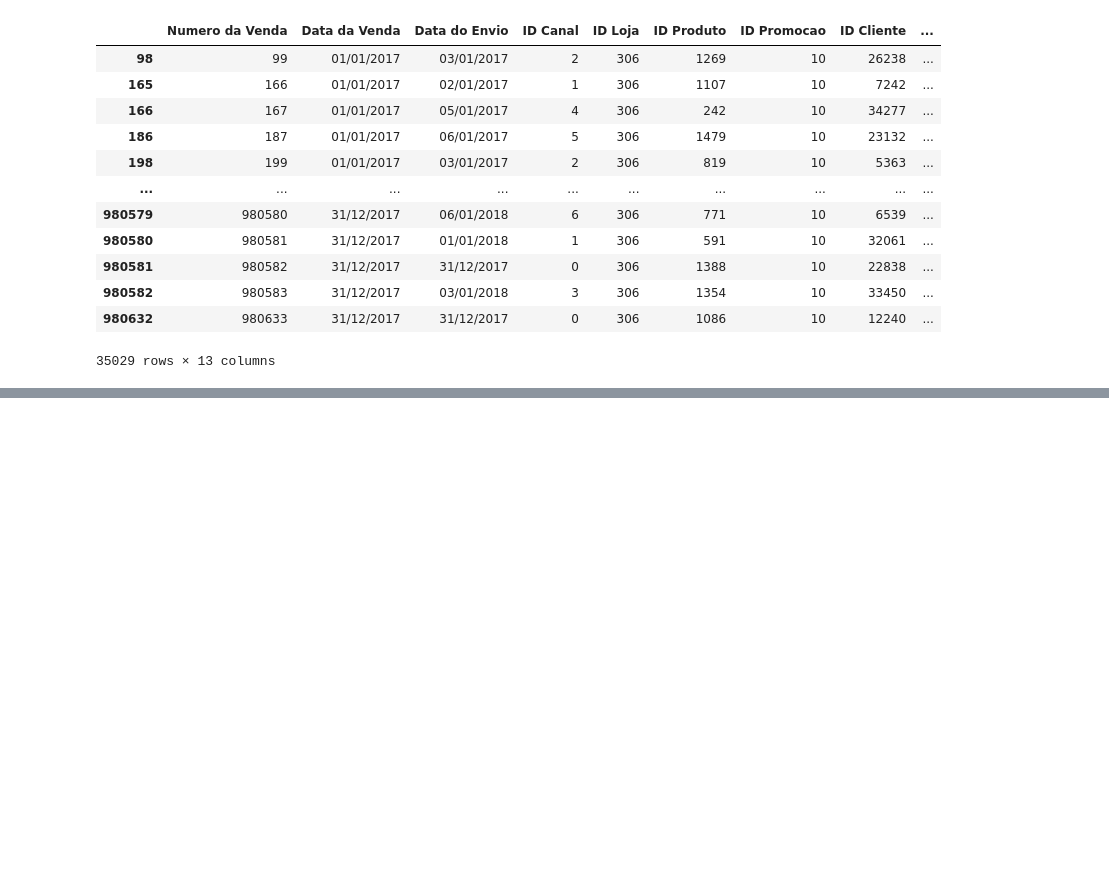
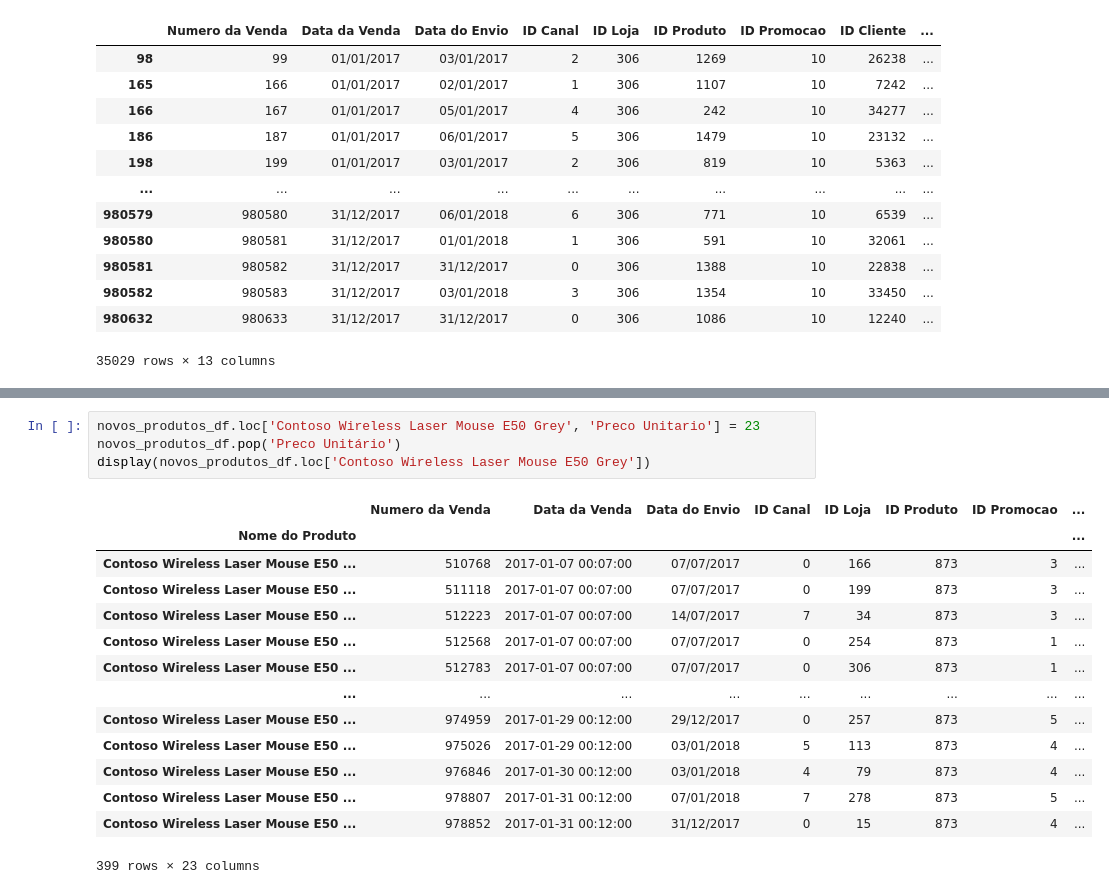
Before and after one commit to GuiAntoniacomi/Estudo_Python, a Jupyter notebook: Hashtag/python_impressionador/pandas/Tratamento de Dados e Múltiplas Bases/Pandas 05.ipynb, the cells around one changed output, grey strips where cells are left out. Cells and saved outputs as stored; diff of their text form; blank space fills up the shorter version.

```diff
--- a/Hashtag/python_impressionador/pandas/Tratamento de Dados e Múltiplas Bases/Pandas 05.ipynb
+++ b/Hashtag/python_impressionador/pandas/Tratamento de Dados e Múltiplas Bases/Pandas 05.ipynb
@@ -279,0 +299,19 @@ display(contoso_europe)
+# %%
+novos_produtos_df.loc['Contoso Wireless Laser Mouse E50 Grey', 'Preco Unitario'] = 23
+novos_produtos_df.pop('Preco Unitário')
+display(novos_produtos_df.loc['Contoso Wireless Laser Mouse E50 Grey'])
+# %% [output]
+|  | Numero da Venda | Data da Venda | Data do Envio | ID Canal | ID Loja | ID Produto | ID Promocao | ... |
+| Nome do Produto |  |  |  |  |  |  |  | ... |
+| Contoso Wireless Laser Mouse E50 ... | 510768 | 2017-01-07 00:07:00 | 07/07/2017 | 0 | 166 | 873 | 3 | ... |
+| Contoso Wireless Laser Mouse E50 ... | 511118 | 2017-01-07 00:07:00 | 07/07/2017 | 0 | 199 | 873 | 3 | ... |
+| Contoso Wireless Laser Mouse E50 ... | 512223 | 2017-01-07 00:07:00 | 14/07/2017 | 7 | 34 | 873 | 3 | ... |
+| Contoso Wireless Laser Mouse E50 ... | 512568 | 2017-01-07 00:07:00 | 07/07/2017 | 0 | 254 | 873 | 1 | ... |
+| Contoso Wireless Laser Mouse E50 ... | 512783 | 2017-01-07 00:07:00 | 07/07/2017 | 0 | 306 | 873 | 1 | ... |
+| ... | ... | ... | ... | ... | ... | ... | ... | ... |
+| Contoso Wireless Laser Mouse E50 ... | 974959 | 2017-01-29 00:12:00 | 29/12/2017 | 0 | 257 | 873 | 5 | ... |
+| Contoso Wireless Laser Mouse E50 ... | 975026 | 2017-01-29 00:12:00 | 03/01/2018 | 5 | 113 | 873 | 4 | ... |
+| Contoso Wireless Laser Mouse E50 ... | 976846 | 2017-01-30 00:12:00 | 03/01/2018 | 4 | 79 | 873 | 4 | ... |
+| Contoso Wireless Laser Mouse E50 ... | 978807 | 2017-01-31 00:12:00 | 07/01/2018 | 7 | 278 | 873 | 5 | ... |
+| Contoso Wireless Laser Mouse E50 ... | 978852 | 2017-01-31 00:12:00 | 31/12/2017 | 0 | 15 | 873 | 4 | ... |
+399 rows × 23 columns
```
Also changed, not shown: parts of 5 cells of this notebook.
